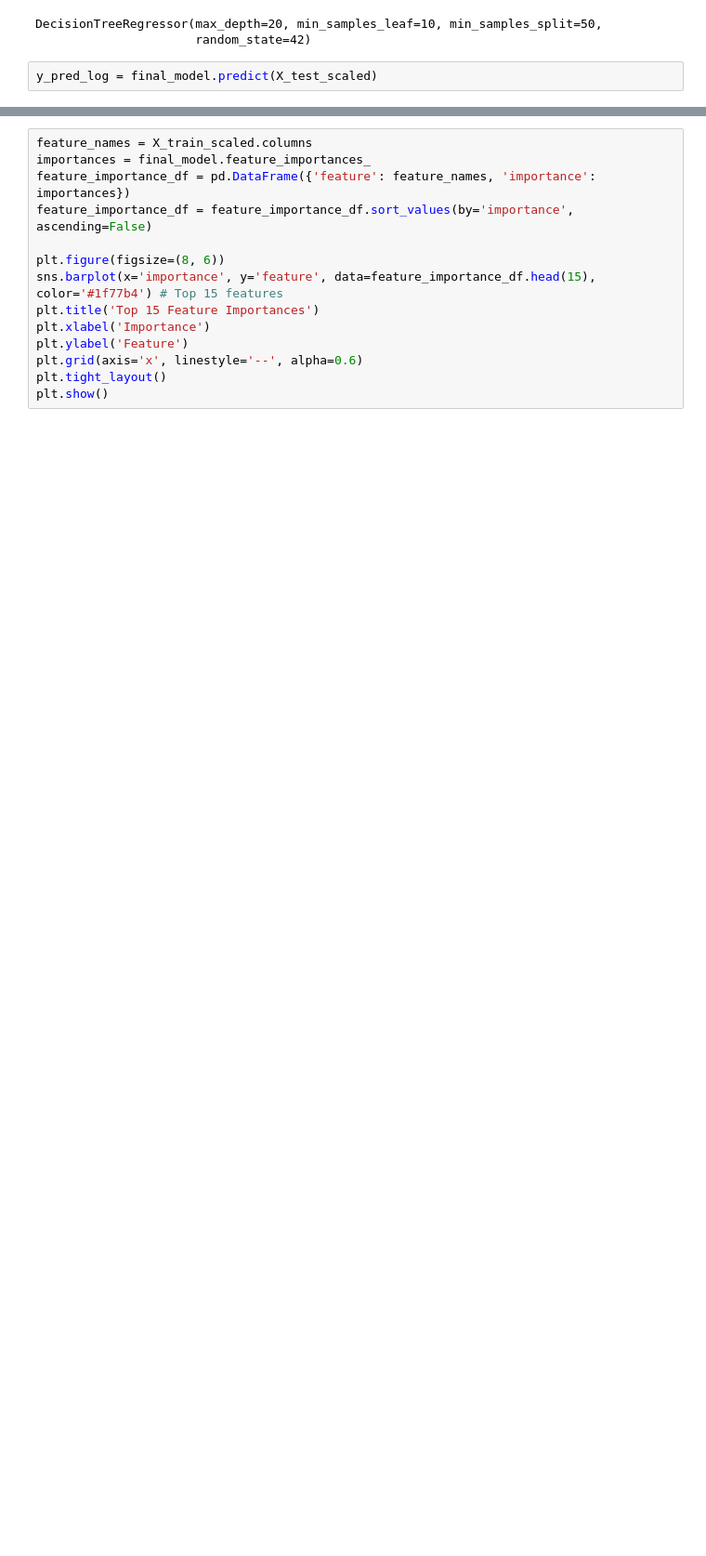
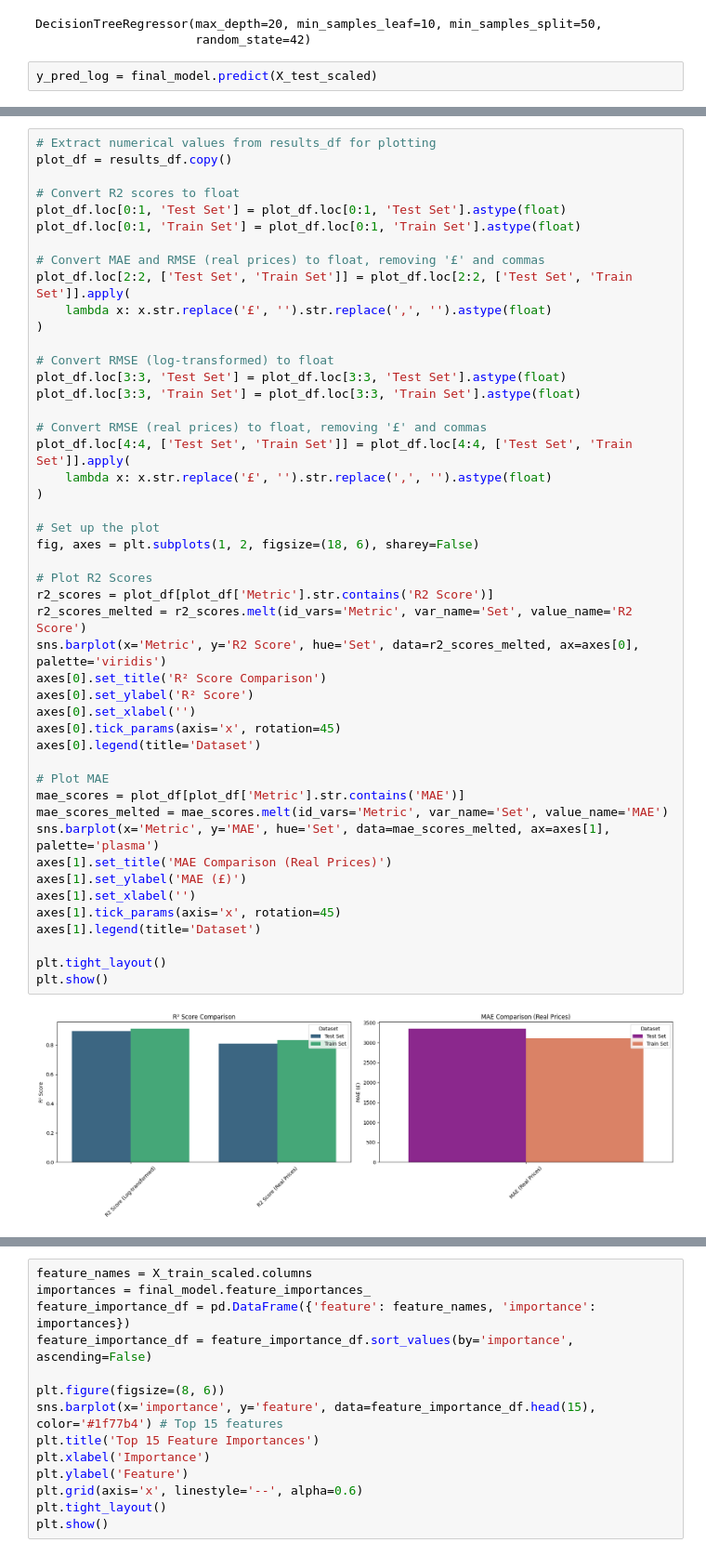
Before and after one commit to ian-shade/Autotrader-Cars-Price-Predictions-ML, a Jupyter notebook: ml_project.ipynb, the cells around one changed output, grey strips where cells are left out. Shown at 93% size. Drawn from its saved outputs; the diff is of its cells as text; blank space fills up the shorter version.

```diff
--- a/ml_project.ipynb
+++ b/ml_project.ipynb
@@ -950,3 +996,52 @@ MAE (Train): £3113.28 (Average error per car in real prices)
+# %%
+# Extract numerical values from results_df for plotting
+plot_df = results_df.copy()
+
+# Convert R2 scores to float
+plot_df.loc[0:1, 'Test Set'] = plot_df.loc[0:1, 'Test Set'].astype(float)
+plot_df.loc[0:1, 'Train Set'] = plot_df.loc[0:1, 'Train Set'].astype(float)
+
+# Convert MAE and RMSE (real prices) to float, removing '£' and commas
+plot_df.loc[2:2, ['Test Set', 'Train Set']] = plot_df.loc[2:2, ['Test Set', 'Train Set']].apply(
+    lambda x: x.str.replace('£', '').str.replace(',', '').astype(float)
+)
+
+# Convert RMSE (log-transformed) to float
+plot_df.loc[3:3, 'Test Set'] = plot_df.loc[3:3, 'Test Set'].astype(float)
+plot_df.loc[3:3, 'Train Set'] = plot_df.loc[3:3, 'Train Set'].astype(float)
+
+# Convert RMSE (real prices) to float, removing '£' and commas
+plot_df.loc[4:4, ['Test Set', 'Train Set']] = plot_df.loc[4:4, ['Test Set', 'Train Set']].apply(
+    lambda x: x.str.replace('£', '').str.replace(',', '').astype(float)
+)
+
+# Set up the plot
+fig, axes = plt.subplots(1, 2, figsize=(18, 6), sharey=False)
+
+# Plot R2 Scores
+r2_scores = plot_df[plot_df['Metric'].str.contains('R2 Score')]
+r2_scores_melted = r2_scores.melt(id_vars='Metric', var_name='Set', value_name='R2 Score')
+sns.barplot(x='Metric', y='R2 Score', hue='Set', data=r2_scores_melted, ax=axes[0], palette='viridis')
+axes[0].set_title('R² Score Comparison')
+axes[0].set_ylabel('R² Score')
+axes[0].set_xlabel('')
+axes[0].tick_params(axis='x', rotation=45)
+axes[0].legend(title='Dataset')
+
+# Plot MAE
+mae_scores = plot_df[plot_df['Metric'].str.contains('MAE')]
+mae_scores_melted = mae_scores.melt(id_vars='Metric', var_name='Set', value_name='MAE')
+sns.barplot(x='Metric', y='MAE', hue='Set', data=mae_scores_melted, ax=axes[1], palette='plasma')
+axes[1].set_title('MAE Comparison (Real Prices)')
+axes[1].set_ylabel('MAE (£)')
+axes[1].set_xlabel('')
+axes[1].tick_params(axis='x', rotation=45)
+axes[1].legend(title='Dataset')
+
+plt.tight_layout()
+plt.show()
+# %% [output]
+[figure, added]
 # %%
 plt.figure(figsize=(16, 6))
 
```
Also changed, not shown: parts of 16 cells of this notebook.
